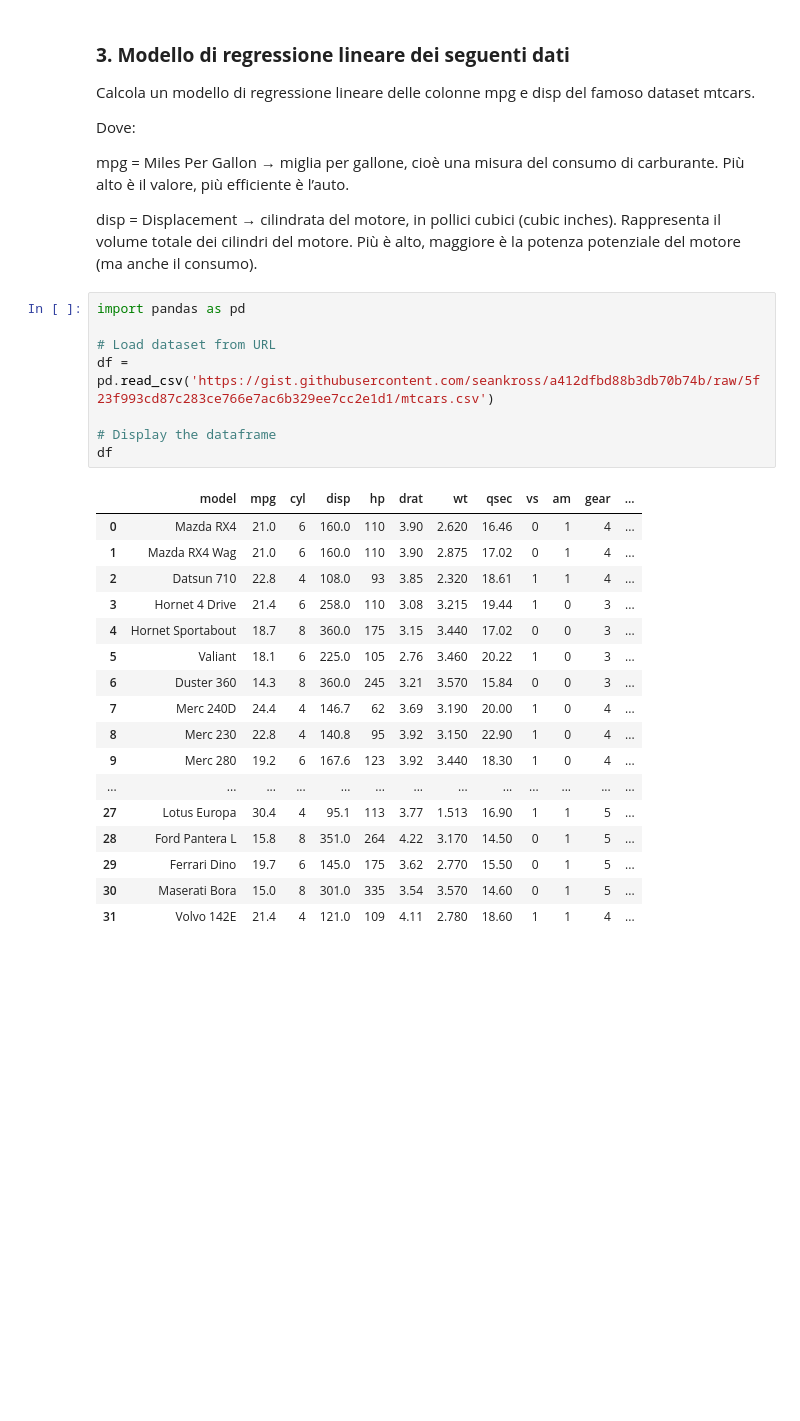
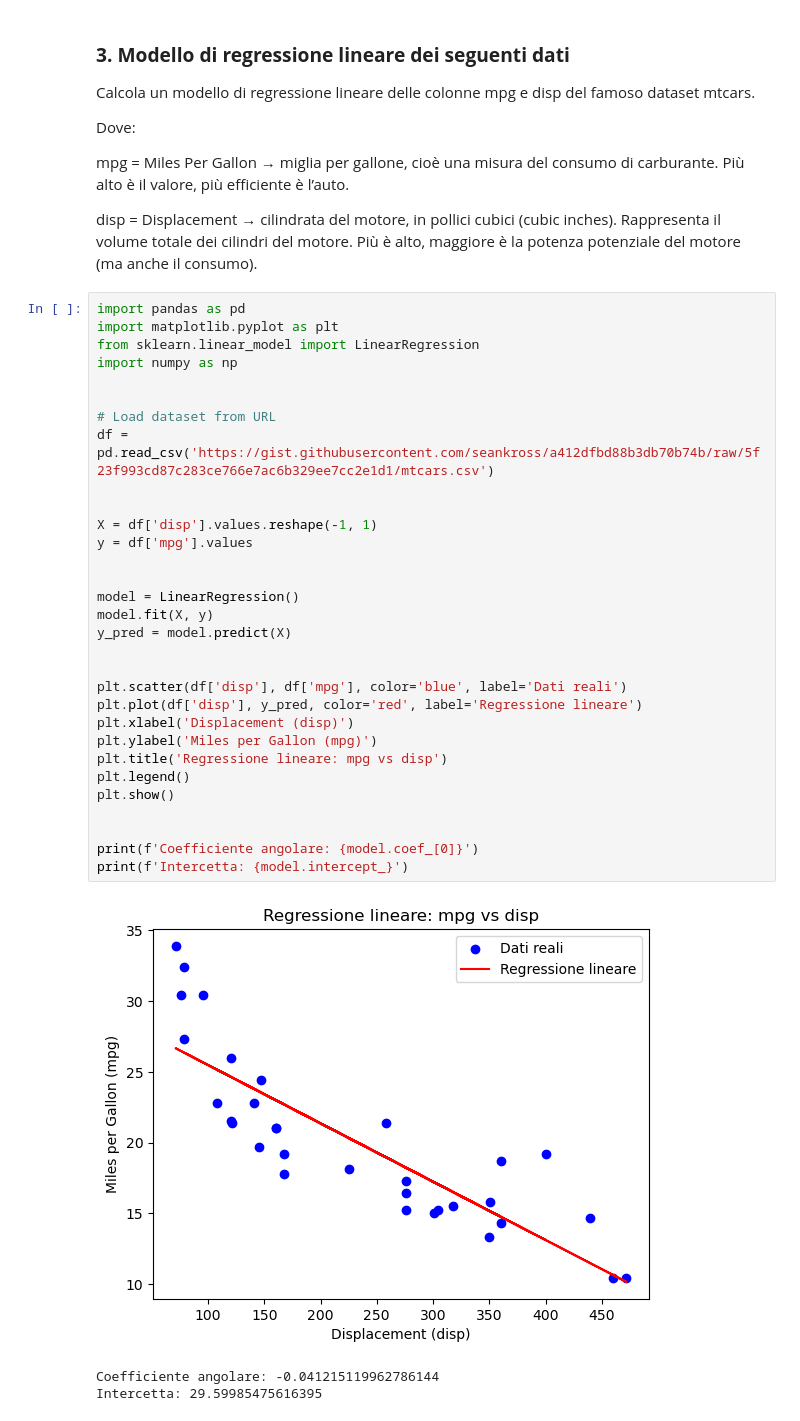
Before and after one commit to Suezooo/LabProgrammazione2, a Jupyter notebook: esercizi/6_Esercizi_lez_6.ipynb, the cells around one changed output. Drawn from its saved outputs; the diff is of its cells as text; blank space fills up the shorter version.

```diff
--- a/esercizi/6_Esercizi_lez_6.ipynb
+++ b/esercizi/6_Esercizi_lez_6.ipynb
@@ -39,29 +85,38 @@ Dove:
 mpg = Miles Per Gallon → miglia per gallone, cioè una misura del consumo di carburante. Più alto è il valore, più efficiente è l’auto.
 
 disp = Displacement → cilindrata del motore, in pollici cubici (cubic inches). Rappresenta il volume totale dei cilindri del motore. Più è alto, maggiore è la potenza potenziale del motore (ma anche il consumo).
-# %%
-import pandas as pd
-
-# Load dataset from URL
-df = pd.read_csv('https://gist.githubusercontent.com/seankross/a412dfbd88b3db70b74b/raw/5f23f993cd87c283ce766e7ac6b329ee7cc2e1d1/mtcars.csv')
-
-# Display the dataframe
-df
-# %% [output]
-|  | model | mpg | cyl | disp | hp | drat | wt | qsec | vs | am | gear | ... |
-| 0 | Mazda RX4 | 21.0 | 6 | 160.0 | 110 | 3.90 | 2.620 | 16.46 | 0 | 1 | 4 | ... |
-| 1 | Mazda RX4 Wag | 21.0 | 6 | 160.0 | 110 | 3.90 | 2.875 | 17.02 | 0 | 1 | 4 | ... |
-| 2 | Datsun 710 | 22.8 | 4 | 108.0 | 93 | 3.85 | 2.320 | 18.61 | 1 | 1 | 4 | ... |
-| 3 | Hornet 4 Drive | 21.4 | 6 | 258.0 | 110 | 3.08 | 3.215 | 19.44 | 1 | 0 | 3 | ... |
-| 4 | Hornet Sportabout | 18.7 | 8 | 360.0 | 175 | 3.15 | 3.440 | 17.02 | 0 | 0 | 3 | ... |
-| 5 | Valiant | 18.1 | 6 | 225.0 | 105 | 2.76 | 3.460 | 20.22 | 1 | 0 | 3 | ... |
-| 6 | Duster 360 | 14.3 | 8 | 360.0 | 245 | 3.21 | 3.570 | 15.84 | 0 | 0 | 3 | ... |
-| 7 | Merc 240D | 24.4 | 4 | 146.7 | 62 | 3.69 | 3.190 | 20.00 | 1 | 0 | 4 | ... |
-| 8 | Merc 230 | 22.8 | 4 | 140.8 | 95 | 3.92 | 3.150 | 22.90 | 1 | 0 | 4 | ... |
-| 9 | Merc 280 | 19.2 | 6 | 167.6 | 123 | 3.92 | 3.440 | 18.30 | 1 | 0 | 4 | ... |
-| ... | ... | ... | ... | ... | ... | ... | ... | ... | ... | ... | ... | ... |
-| 27 | Lotus Europa | 30.4 | 4 | 95.1 | 113 | 3.77 | 1.513 | 16.90 | 1 | 1 | 5 | ... |
-| 28 | Ford Pantera L | 15.8 | 8 | 351.0 | 264 | 4.22 | 3.170 | 14.50 | 0 | 1 | 5 | ... |
-| 29 | Ferrari Dino | 19.7 | 6 | 145.0 | 175 | 3.62 | 2.770 | 15.50 | 0 | 1 | 5 | ... |
-| 30 | Maserati Bora | 15.0 | 8 | 301.0 | 335 | 3.54 | 3.570 | 14.60 | 0 | 1 | 5 | ... |
-| 31 | Volvo 142E | 21.4 | 4 | 121.0 | 109 | 4.11 | 2.780 | 18.60 | 1 | 1 | 4 | ... |
+# %%
+import pandas as pd
+import matplotlib.pyplot as plt
+from sklearn.linear_model import LinearRegression
+import numpy as np
+
+
+# Load dataset from URL
+df = pd.read_csv('https://gist.githubusercontent.com/seankross/a412dfbd88b3db70b74b/raw/5f23f993cd87c283ce766e7ac6b329ee7cc2e1d1/mtcars.csv')
+
+
+X = df['disp'].values.reshape(-1, 1)
+y = df['mpg'].values
+
+
+model = LinearRegression()
+model.fit(X, y)
+y_pred = model.predict(X)
+
+
+plt.scatter(df['disp'], df['mpg'], color='blue', label='Dati reali')
+plt.plot(df['disp'], y_pred, color='red', label='Regressione lineare')
+plt.xlabel('Displacement (disp)')
+plt.ylabel('Miles per Gallon (mpg)')
+plt.title('Regressione lineare: mpg vs disp')
+plt.legend()
+plt.show()
+
+
+print(f'Coefficiente angolare: {model.coef_[0]}')
+print(f'Intercetta: {model.intercept_}')
+# %% [output]
+[figure, added]
+Coefficiente angolare: -0.041215119962786144
+Intercetta: 29.59985475616395
```
Also changed, not shown: parts of 2 cells of this notebook.
